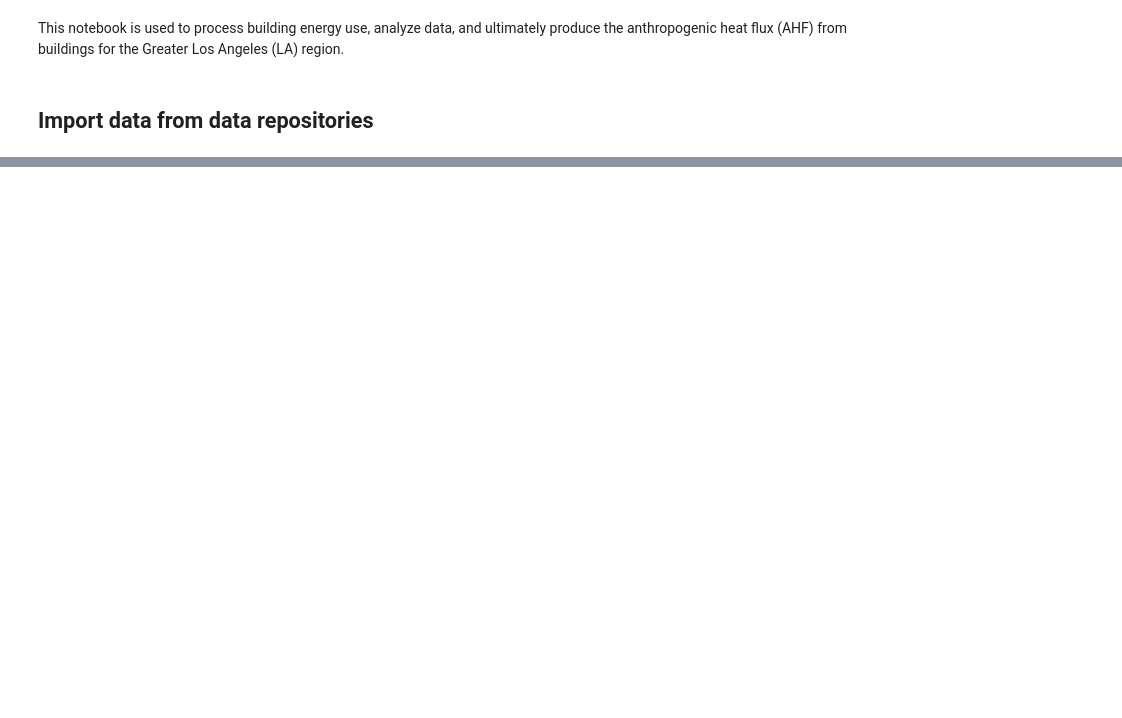
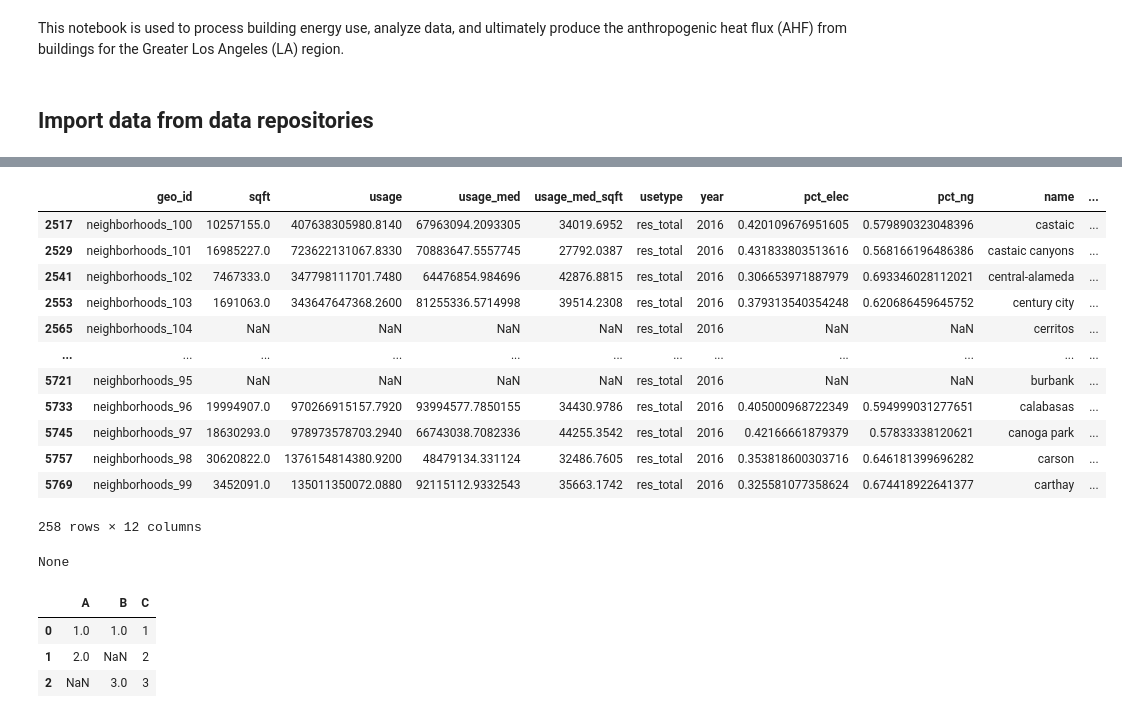
Before and after one commit to josephko91/anthropogenic-heat-la, a Jupyter notebook: anthropogenic-heat-buildings.ipynb, the cells around one changed output, grey strips where cells are left out. Saved outputs shown, nothing was run; the diff lists cells and outputs as text; code cells hidden in the pictures; blank space fills up the shorter version.

```diff
--- a/anthropogenic-heat-buildings.ipynb
+++ b/anthropogenic-heat-buildings.ipynb
@@ -35,0 +93,33 @@ path found
+# %%
+# further subset for only residential
+usage_bld_btu_neighborhoods_res = usage_bld_btu_neighborhoods.loc[usage_bld_btu_neighborhoods['usetype'] == 'res_total'].copy()
+usage_bld_btu_neighborhoods_res
+# %% [output]
+|  | geo_id | sqft | usage | usage_med | usage_med_sqft | usetype | year | pct_elec | pct_ng | name | ... |
+| 2517 | neighborhoods_100 | 10257155.0 | 407638305980.8140 | 67963094.2093305 | 34019.6952 | res_total | 2016 | 0.420109676951605 | 0.579890323048396 | castaic | ... |
+| 2529 | neighborhoods_101 | 16985227.0 | 723622131067.8330 | 70883647.5557745 | 27792.0387 | res_total | 2016 | 0.431833803513616 | 0.568166196486386 | castaic canyons | ... |
+| 2541 | neighborhoods_102 | 7467333.0 | 347798111701.7480 | 64476854.984696 | 42876.8815 | res_total | 2016 | 0.306653971887979 | 0.693346028112021 | central-alameda | ... |
+| 2553 | neighborhoods_103 | 1691063.0 | 343647647368.2600 | 81255336.5714998 | 39514.2308 | res_total | 2016 | 0.379313540354248 | 0.620686459645752 | century city | ... |
+| 2565 | neighborhoods_104 | NaN | NaN | NaN | NaN | res_total | 2016 | NaN | NaN | cerritos | ... |
+| ... | ... | ... | ... | ... | ... | ... | ... | ... | ... | ... | ... |
+| 5721 | neighborhoods_95 | NaN | NaN | NaN | NaN | res_total | 2016 | NaN | NaN | burbank | ... |
+| 5733 | neighborhoods_96 | 19994907.0 | 970266915157.7920 | 93994577.7850155 | 34430.9786 | res_total | 2016 | 0.405000968722349 | 0.594999031277651 | calabasas | ... |
+| 5745 | neighborhoods_97 | 18630293.0 | 978973578703.2940 | 66743038.7082336 | 44255.3542 | res_total | 2016 | 0.42166661879379 | 0.57833338120621 | canoga park | ... |
+| 5757 | neighborhoods_98 | 30620822.0 | 1376154814380.9200 | 48479134.331124 | 32486.7605 | res_total | 2016 | 0.353818600303716 | 0.646181399696282 | carson | ... |
+| 5769 | neighborhoods_99 | 3452091.0 | 135011350072.0880 | 92115112.9332543 | 35663.1742 | res_total | 2016 | 0.325581077358624 | 0.674418922641377 | carthay | ... |
+258 rows × 12 columns
+# %%
+print(usage_bld_btu_neighborhoods_res._is_copy)
+# %% [output]
+None
+# %%
+# testing SettingWithCopyWarning with test df
+df = pd.DataFrame({'A': ['1', '2', 'NaN'], 'B': ['1', 'NaN', '3'], 'C': ['1', '2', '3']})
+cols = df.columns.drop(['C'])
+df.loc[:, cols] = df[cols].apply(pd.to_numeric, errors = 'coerce')
+df
+# %% [output]
+|  | A | B | C |
+| 0 | 1.0 | 1.0 | 1 |
+| 1 | 2.0 | NaN | 2 |
+| 2 | NaN | 3.0 | 3 |
```
Also changed, not shown: parts of 11 cells of this notebook.
